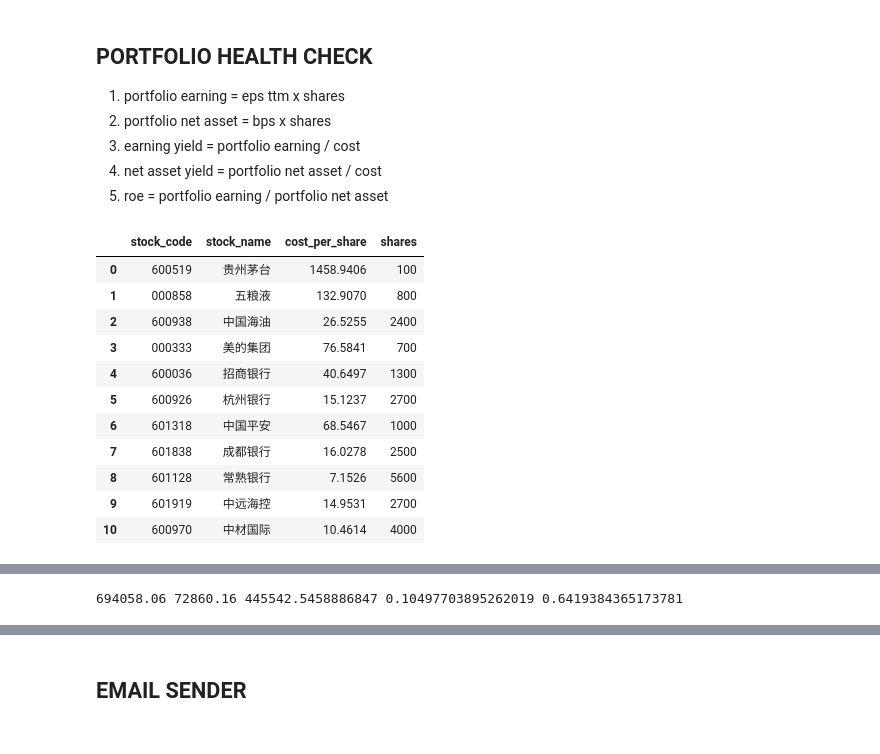
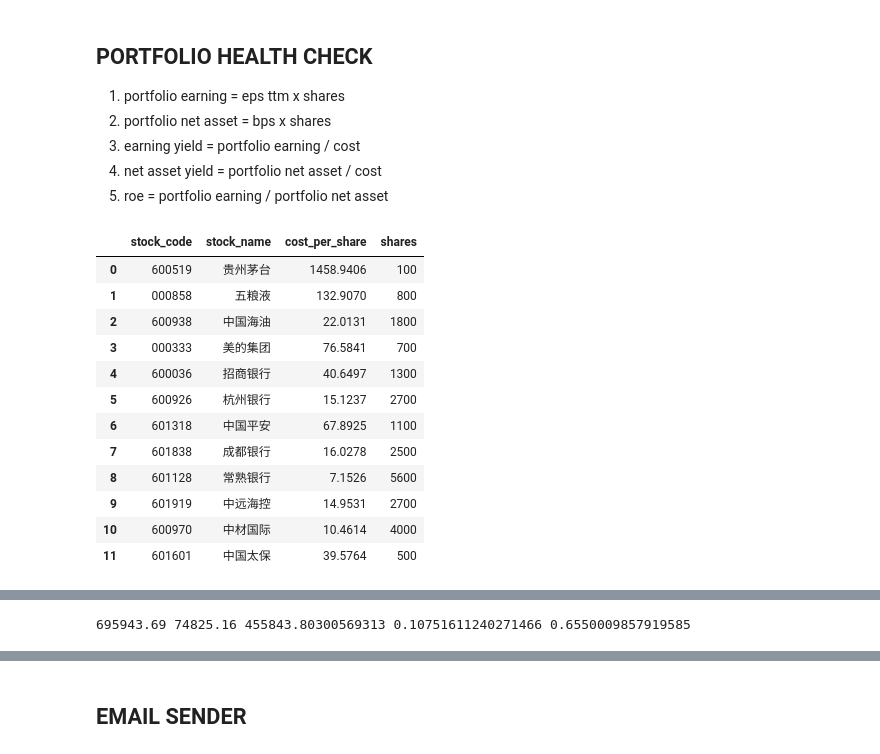
Before and after one commit to ProfessorErdo/stock-trend-tracker, a Jupyter notebook: notebooks/[manual]_portfolio_intrinsic_value_calculator.ipynb, the cells around one changed output, grey strips where cells are left out. Saved outputs shown, nothing was run; the diff lists cells and outputs as text; code cells hidden in the pictures.

```diff
--- a/notebooks/[manual]_portfolio_intrinsic_value_calculator.ipynb
+++ b/notebooks/[manual]_portfolio_intrinsic_value_calculator.ipynb
@@ -30,7 +30,7 @@ import os
 # %%
 # UPDATE THE DICT BELOW
 investment_dict = {
-    '20260227':
+    '20260306':
         {
             "600519": {
                 "stock_name": "贵州茅台",
@@ -44,8 +44,8 @@ investment_dict = {
             },
             "600938": {
                 "stock_name": " 中国海油",
-                "cost_per_share": 26.5255,
-                "shares": 2400
+                "cost_per_share": 22.0131,
+                "shares": 1800
             },
             "000333": {
                 "stock_name": " 美的集团",
@@ -64,8 +64,8 @@ investment_dict = {
             },
             "601318": {
                 "stock_name": " 中国平安",
-                "cost_per_share": 68.5467,
-                "shares": 1000
+                "cost_per_share": 67.8925,
+                "shares": 1100
             },
             "601838": {
                 "stock_name": " 成都银行",
@@ -78,43 +78,49 @@ investment_dict = {
                 "shares": 5600
             },
             "601919": {
                 "stock_name": " 中远海控",
                 "cost_per_share": 14.9531,
                 "shares": 2700
             },
             "600970": {
             "stock_name": " 中材国际",
             "cost_per_share": 10.4614,
             "shares": 4000
             },
+            "601601": {
+            "stock_name": " 中国太保",
+            "cost_per_share":  39.5764,
+            "shares": 500
+            },
         }
 }
 
 # CHANGE THE DATE HERE
-portfolio_date = '20260227'
+portfolio_date = '20260306'
 investment_df = pd.DataFrame(investment_dict[portfolio_date]).T.reset_index().rename(columns={'index': 'stock_code'})
 investment_df['cost_per_share'] = investment_df['cost_per_share'].astype(float)
 investment_df['shares'] = investment_df['shares'].astype(int)
 
 STOCK_CODES = investment_df['stock_code']
 STOCK_SYMBOLS_1 = [code + ".SH" if code.startswith("6") else code + ".SZ" for code in STOCK_CODES ]
 STOCK_SYMBOLS_2 = ['sh' + code if code.startswith("6") else 'sz' + code for code in STOCK_CODES]
 STOCK_SYMBOLS_3 = ['SH' + code if code.startswith("6") else 'SZ' + code for code in STOCK_CODES]
 
 investment_df
 # %% [output]
 |  | stock_code | stock_name | cost_per_share | shares |
 | 0 | 600519 | 贵州茅台 | 1458.9406 | 100 |
 | 1 | 000858 | 五粮液 | 132.9070 | 800 |
-| 2 | 600938 | 中国海油 | 26.5255 | 2400 |
+| 2 | 600938 | 中国海油 | 22.0131 | 1800 |
 | 3 | 000333 | 美的集团 | 76.5841 | 700 |
 | 4 | 600036 | 招商银行 | 40.6497 | 1300 |
 | 5 | 600926 | 杭州银行 | 15.1237 | 2700 |
-| 6 | 601318 | 中国平安 | 68.5467 | 1000 |
+| 6 | 601318 | 中国平安 | 67.8925 | 1100 |
 | 7 | 601838 | 成都银行 | 16.0278 | 2500 |
 | 8 | 601128 | 常熟银行 | 7.1526 | 5600 |
 | 9 | 601919 | 中远海控 | 14.9531 | 2700 |
 | 10 | 600970 | 中材国际 | 10.4614 | 4000 |
+| 11 | 601601 | 中国太保 | 39.5764 | 500 |
 # %%
 today = datetime.today().strftime('%Y%m%d')
 
@@ -201,7 +207,7 @@ portfolio_earning_yield = portfolio_dfs.loc[portfolio_dfs.stock_code == "portfol
 portfolio_net_asset_yield = portfolio_dfs.loc[portfolio_dfs.stock_code == "portfolio_season_gap_0", "net_asset_yield"].values[0]
 print(portfolio_cost, portfolio_earning, portfolio_net_asset, portfolio_earning_yield, portfolio_net_asset_yield)
 # %% [output]
-694058.06 72860.16 445542.5458886847 0.10497703895262019 0.6419384365173781
+695943.69 74825.16 455843.80300569313 0.10751611240271466 0.6550009857919585
 # %%
 value_date = portfolio_date
 
```
Also changed, not shown: parts of 1 cell of this notebook, 2 other files.
